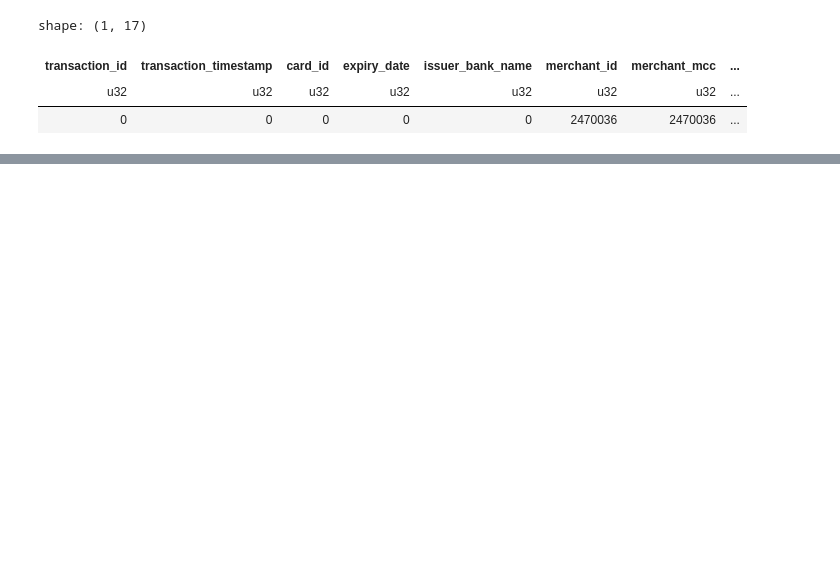
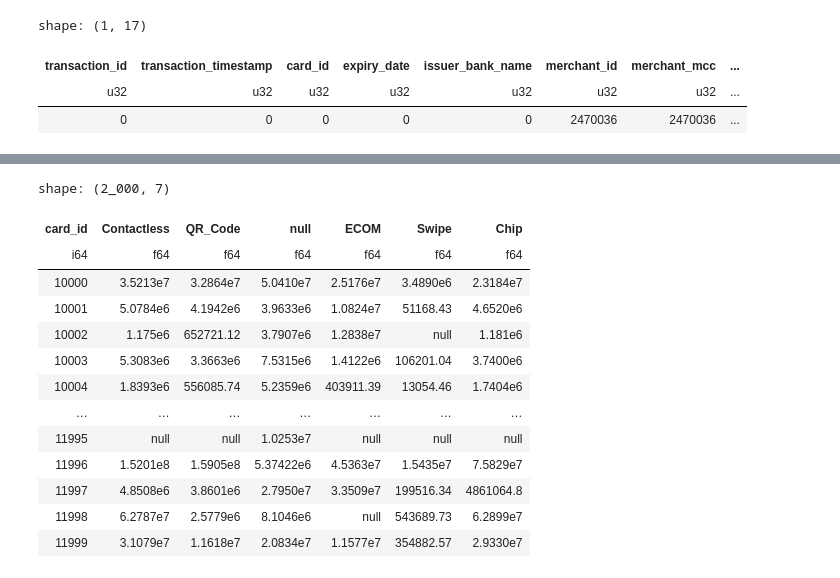
Before and after one commit to Arafat-learning/Decentra_mastercard, a Jupyter notebook: eda.ipynb, the cells around one changed output, grey strips where cells are left out. Saved outputs shown, nothing was run; the diff lists cells and outputs as text; code cells hidden in the pictures; blank space fills up the shorter version.

```diff
--- a/eda.ipynb
+++ b/eda.ipynb
@@ -72,0 +98,23 @@ transactions_by_type.plot.bar(x="transaction_type", y = "share_in_ttl_trnsc")
+# %%
+pos_transactions = data.pivot(
+    values="transaction_amount_kzt",
+    index="card_id",
+    on="pos_entry_mode",
+    aggregate_function="sum")
+# %%
+pos_transactions
+# %% [output]
+shape: (2_000, 7)
+| card_id | Contactless | QR_Code | null | ECOM | Swipe | Chip |
+| i64 | f64 | f64 | f64 | f64 | f64 | f64 |
+| 10000 | 3.5213e7 | 3.2864e7 | 5.0410e7 | 2.5176e7 | 3.4890e6 | 2.3184e7 |
+| 10001 | 5.0784e6 | 4.1942e6 | 3.9633e6 | 1.0824e7 | 51168.43 | 4.6520e6 |
+| 10002 | 1.175e6 | 652721.12 | 3.7907e6 | 1.2838e7 | null | 1.181e6 |
+| 10003 | 5.3083e6 | 3.3663e6 | 7.5315e6 | 1.4122e6 | 106201.04 | 3.7400e6 |
+| 10004 | 1.8393e6 | 556085.74 | 5.2359e6 | 403911.39 | 13054.46 | 1.7404e6 |
+| … | … | … | … | … | … | … |
+| 11995 | null | null | 1.0253e7 | null | null | null |
+| 11996 | 1.5201e8 | 1.5905e8 | 5.37422e6 | 4.5363e7 | 1.5435e7 | 7.5829e7 |
+| 11997 | 4.8508e6 | 3.8601e6 | 2.7950e7 | 3.3509e7 | 199516.34 | 4861064.8 |
+| 11998 | 6.2787e7 | 2.5779e6 | 8.1046e6 | null | 543689.73 | 6.2899e7 |
+| 11999 | 3.1079e7 | 1.1618e7 | 2.0834e7 | 1.1577e7 | 354882.57 | 2.9330e7 |
```
Also changed, not shown: parts of 2 cells of this notebook.
